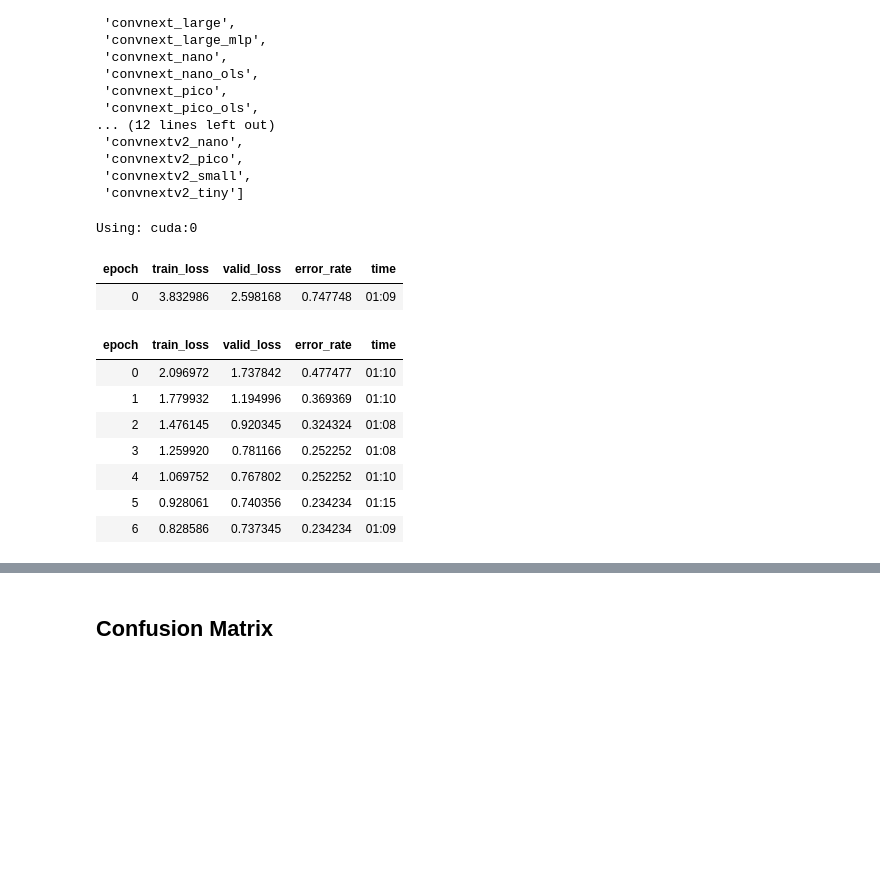
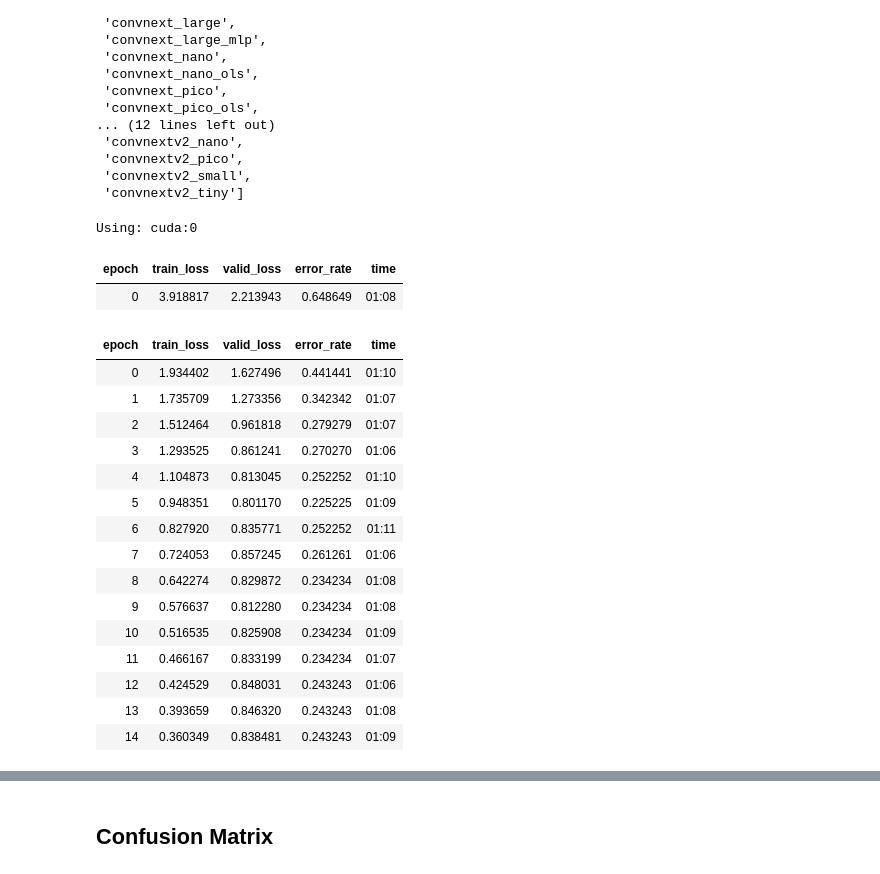
Before and after one commit to morescode-pm/kaggle-fastai, a Jupyter notebook: chapter2/cameratrap-ml-training-expanded-v1.ipynb, the cells around one changed output, grey strips where cells are left out. Drawn from its saved outputs; the diff is of its cells as text; code cells hidden in the pictures; blank space fills up the shorter version.

Commit message:
Kaggle Notebook | cameratrap-ml-training-expanded-v1 | v2 15 epoch

```diff
--- a/chapter2/cameratrap-ml-training-expanded-v1.ipynb
+++ b/chapter2/cameratrap-ml-training-expanded-v1.ipynb
@@ -334,25 +334,33 @@ timm.list_models('convnext*')
 # %%
 %%time
 learn = vision_learner(dls, 'convnext_tiny', metrics=error_rate)
 
 if torch.cuda.is_available():
     learn.model = learn.model.cuda()
     print("Using:", next(learn.model.parameters()).device)  # should print 'cuda:0'
 else:
     learn.model = learn.model.cpu()
     print("Using CPU")
 
-# For this version we're trying 7 epochs
-learn.fine_tune(7)
+# For this version we've seen trying 15 epochs is good
+learn.fine_tune(15)
 # %% [output]
 Using: cuda:0
 | epoch | train_loss | valid_loss | error_rate | time |
-| 0 | 3.832986 | 2.598168 | 0.747748 | 01:09 |
+| 0 | 3.918817 | 2.213943 | 0.648649 | 01:08 |
 | epoch | train_loss | valid_loss | error_rate | time |
-| 0 | 2.096972 | 1.737842 | 0.477477 | 01:10 |
-| 1 | 1.779932 | 1.194996 | 0.369369 | 01:10 |
-| 2 | 1.476145 | 0.920345 | 0.324324 | 01:08 |
-| 3 | 1.259920 | 0.781166 | 0.252252 | 01:08 |
-| 4 | 1.069752 | 0.767802 | 0.252252 | 01:10 |
-| 5 | 0.928061 | 0.740356 | 0.234234 | 01:15 |
-| 6 | 0.828586 | 0.737345 | 0.234234 | 01:09 |
+| 0 | 1.934402 | 1.627496 | 0.441441 | 01:10 |
+| 1 | 1.735709 | 1.273356 | 0.342342 | 01:07 |
+| 2 | 1.512464 | 0.961818 | 0.279279 | 01:07 |
+| 3 | 1.293525 | 0.861241 | 0.270270 | 01:06 |
+| 4 | 1.104873 | 0.813045 | 0.252252 | 01:10 |
+| 5 | 0.948351 | 0.801170 | 0.225225 | 01:09 |
+| 6 | 0.827920 | 0.835771 | 0.252252 | 01:11 |
+| 7 | 0.724053 | 0.857245 | 0.261261 | 01:06 |
+| 8 | 0.642274 | 0.829872 | 0.234234 | 01:08 |
+| 9 | 0.576637 | 0.812280 | 0.234234 | 01:08 |
+| 10 | 0.516535 | 0.825908 | 0.234234 | 01:09 |
+| 11 | 0.466167 | 0.833199 | 0.234234 | 01:07 |
+| 12 | 0.424529 | 0.848031 | 0.243243 | 01:06 |
+| 13 | 0.393659 | 0.846320 | 0.243243 | 01:08 |
+| 14 | 0.360349 | 0.838481 | 0.243243 | 01:09 |
```
Also changed, not shown: parts of 8 cells of this notebook.
